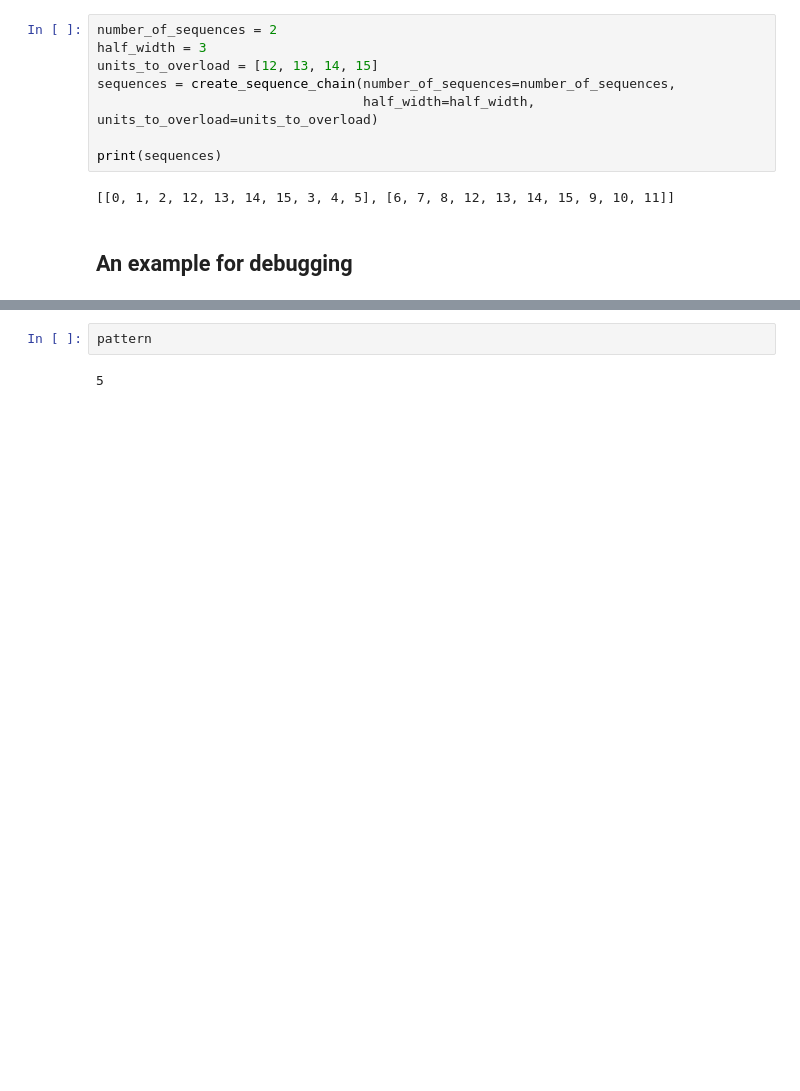
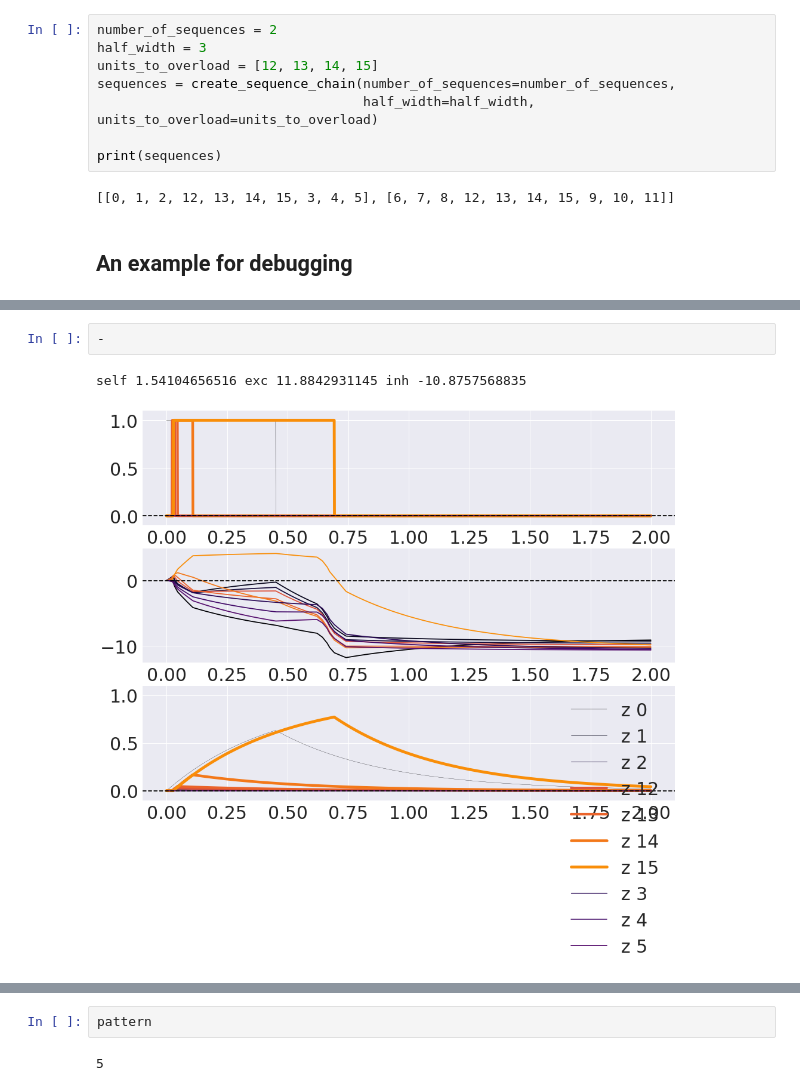
Before and after one commit to h-mayorquin/firing_rate_sequences, a Jupyter notebook: notebooks/2017-11-23(Transition Story).ipynb, the cells around one changed output, grey strips where cells are left out. Saved outputs shown, nothing was run; the diff lists cells and outputs as text; blank space fills up the shorter version.

```diff
--- a/notebooks/2017-11-23(Transition Story).ipynb
+++ b/notebooks/2017-11-23(Transition Story).ipynb
@@ -118,0 +36,5 @@ self 3.47314314916 exc 7.55644197409 inh -2.95509991176
+# %%
+-
+# %% [output]
+self 1.54104656516 exc 11.8842931145 inh -10.8757568835
+[figure, added]
```
Also changed, not shown: parts of 4 cells of this notebook, 9 other files.
